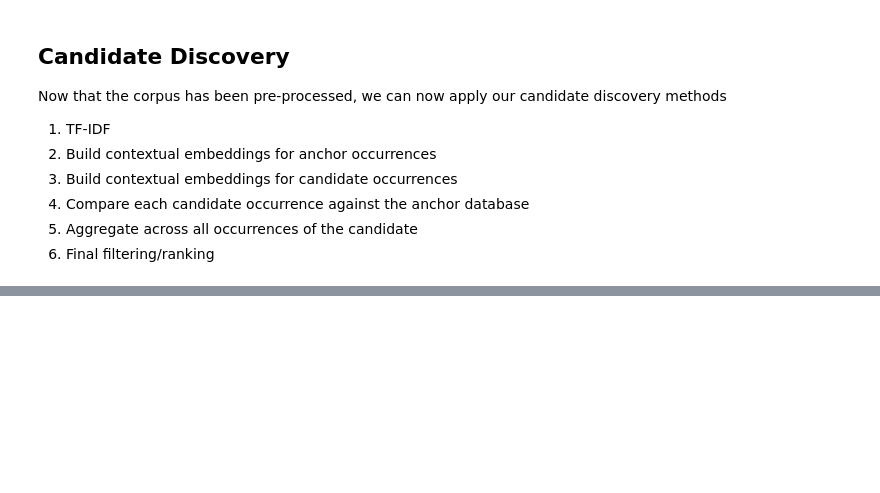
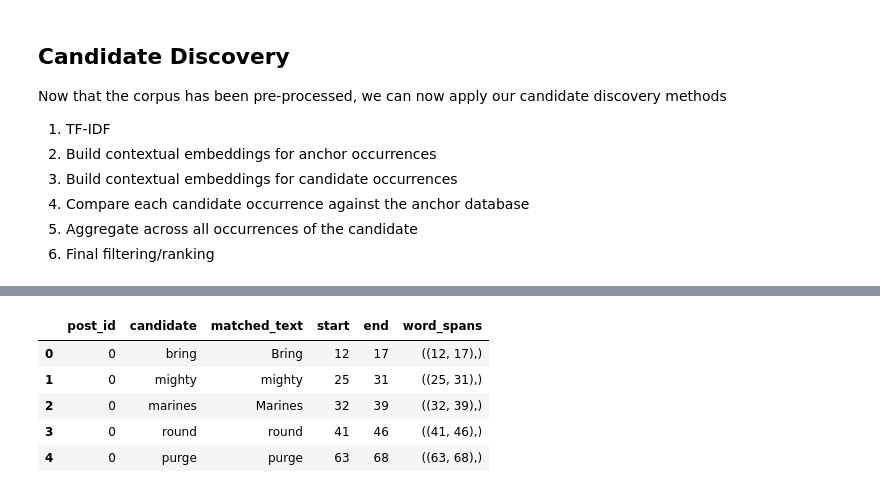
Before and after one commit to FaureArm/Emerging_Coded_Hate_Speech, a Jupyter notebook: Reproduce.ipynb, the cells around one changed output, grey strips where cells are left out. Cells and saved outputs as stored; diff of their text form; code cells hidden in the pictures; blank space fills up the shorter version.

```diff
--- a/Reproduce.ipynb
+++ b/Reproduce.ipynb
@@ -227,0 +510,13 @@ Now that the corpus has been pre-processed, we can now apply our candidate disco
+# %%
+occurrence = anchor_occurrences.iloc[0]
+
+post_text = embedding_posts.loc[
+    occurrence["post_id"], "Text for BERT"
+]
+
+anchor_text = post_text[
+    occurrence["start"]:occurrence["end"]
+]
+
+print("Context:", post_text)
+print("Anchor:", anchor_text)
@@ -227,0 +683,77 @@ Now that the corpus has been pre-processed, we can now apply our candidate disco
+# %%
+candidate_terms = set(selected_terms)
+candidate_records = []
+
+ngram_columns = [
+    (1, "Unigrams Filtered"),
+    (2, "Bigrams Filtered"),
+    (3, "Trigrams Filtered"),
+]
+
+for post_id, post in data.iterrows():
+    text = post["Text for BERT"]
+    word_records = post["Word Tokens"]
+
+    for size, column in ngram_columns:
+        # Keep expressions that survived both POS filtering and TF-IDF
+        accepted_candidates = set()
+
+        for gram in post[column]:
+            if size == 1:
+                candidate = gram
+            else:
+                candidate = " ".join(gram)
+
+            if candidate in candidate_terms:
+                accepted_candidates.add(candidate)
+
+        # Locate those expressions in the already-tokenized post
+        for index in range(len(word_records) - size + 1):
+            candidate_words = word_records[index:index + size]
+
+            words = [record["word"] for record in candidate_words]
+            candidate = " ".join(words)
+
+            if candidate not in accepted_candidates:
+                continue
+
+            # Retrieve the saved positions of the constituent words
+            word_spans = []
+            for record in candidate_words:
+                word_spans.append((record["start"], record["end"]))
+
+            start = candidate_words[0]["start"]
+            end = candidate_words[-1]["end"]
+
+            candidate_records.append({
+                "post_id": post_id,
+                "candidate": candidate,
+                "matched_text": text[start:end],
+                "start": start,
+                "end": end,
+                "word_spans": tuple(word_spans),
+            })
+
+candidate_occurrences = pd.DataFrame(
+    candidate_records,
+    columns=[
+        "post_id",
+        "candidate",
+        "matched_text",
+        "start",
+        "end",
+        "word_spans",
+    ],
+)
+
+matched_candidates = set(candidate_occurrences["candidate"])
+unmatched_candidates = sorted(candidate_terms - matched_candidates)
+
+candidate_occurrences.head()
+# %% [output]
+|  | post_id | candidate | matched_text | start | end | word_spans |
+| 0 | 0 | bring | Bring | 12 | 17 | ((12, 17),) |
+| 1 | 0 | mighty | mighty | 25 | 31 | ((25, 31),) |
+| 2 | 0 | marines | Marines | 32 | 39 | ((32, 39),) |
+| 3 | 0 | round | round | 41 | 46 | ((41, 46),) |
+| 4 | 0 | purge | purge | 63 | 68 | ((63, 68),) |
```
Also changed, not shown: parts of 48 cells of this notebook, 5 other files.
